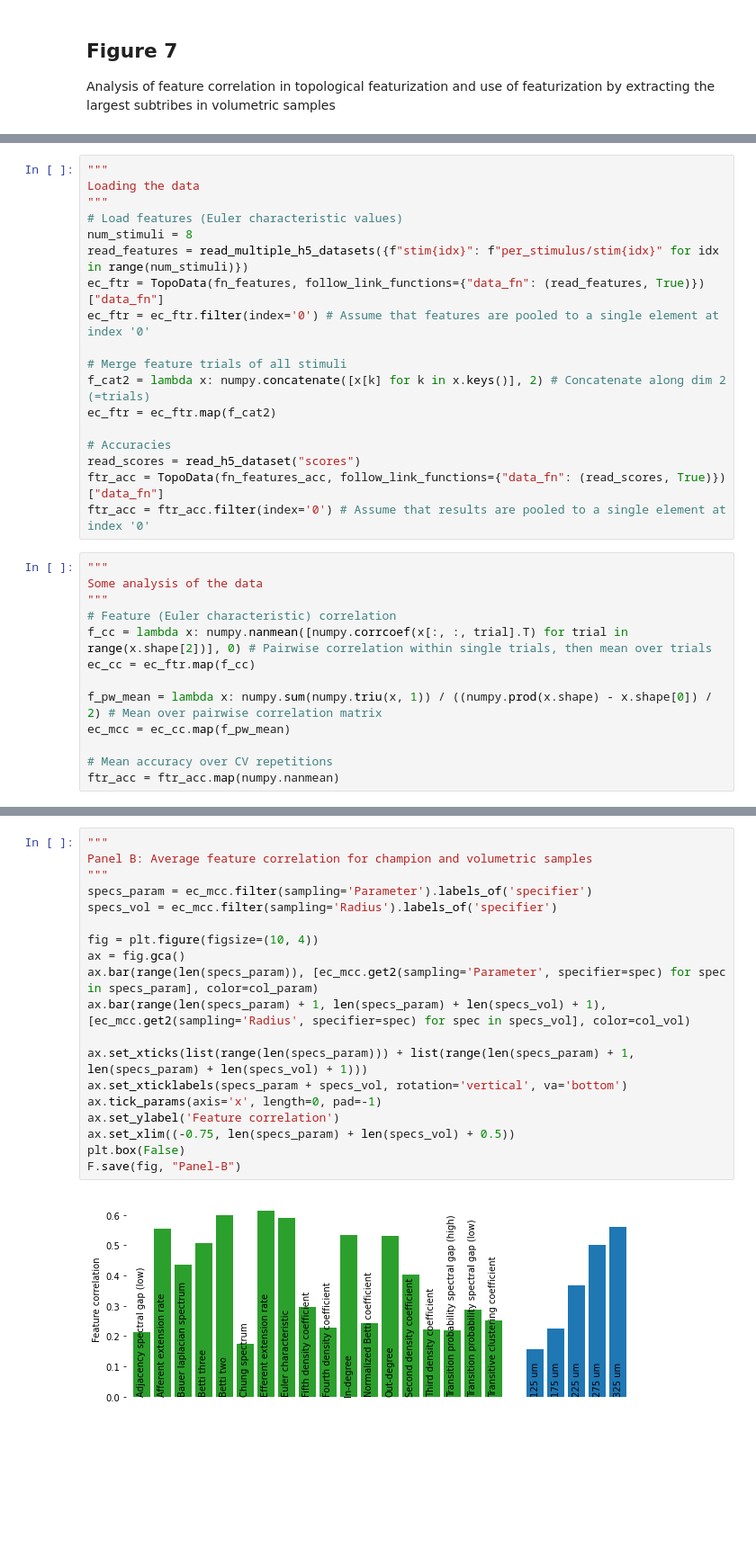
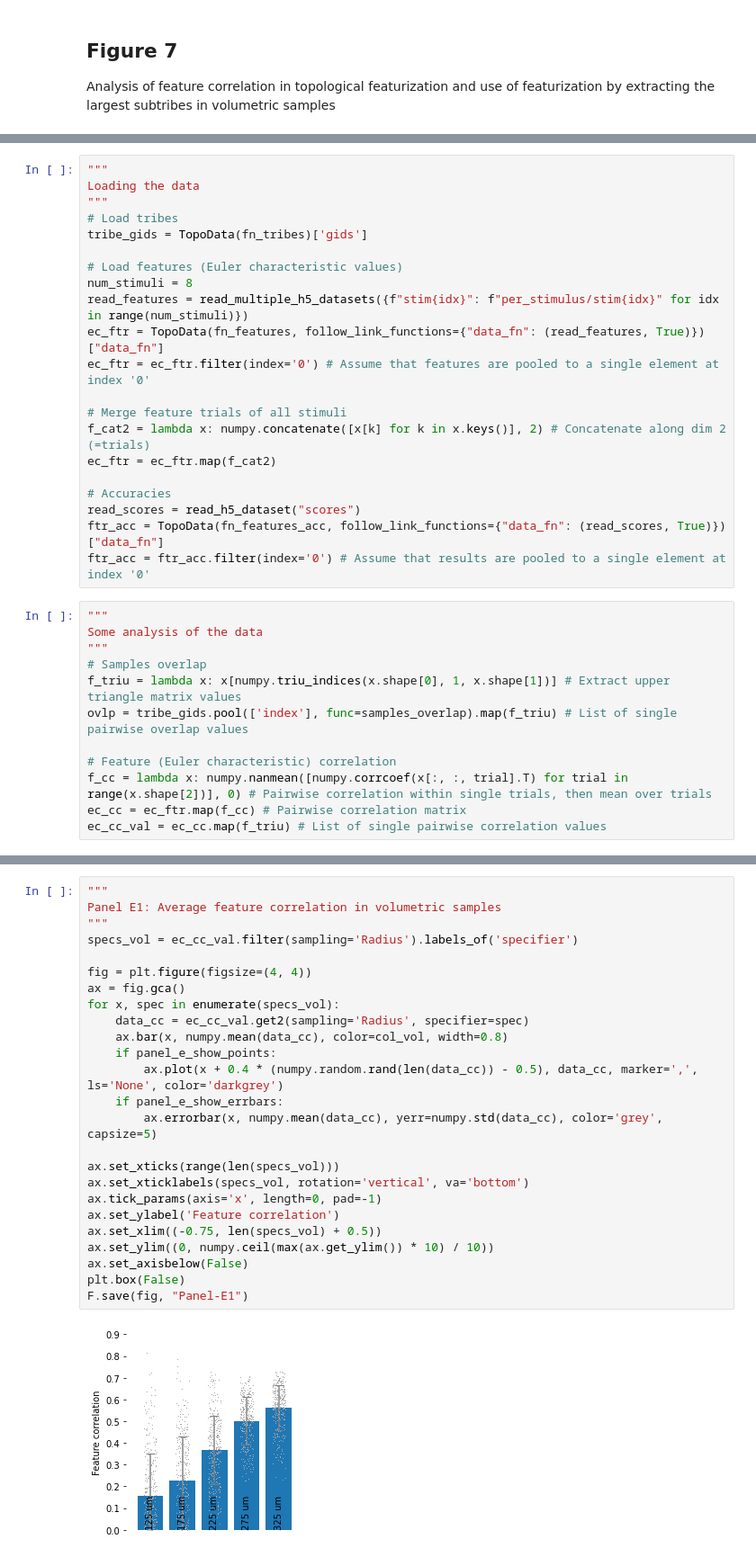
Before and after one commit to BlueBrain/topological_sampling, a Jupyter notebook: notebooks/Figure 7.ipynb, the cells around one changed output, grey strips where cells are left out. Shown at 90% size. Cells and saved outputs as stored; diff of their text form; blank space fills up the shorter version.

Commit message:
Improved and restructured Figure 7

```diff
--- a/notebooks/Figure 7.ipynb
+++ b/notebooks/Figure 7.ipynb
@@ -41,6 +65,9 @@ F = fhlpr("Figure 7")
 """
 Loading the data
 """
+# Load tribes
+tribe_gids = TopoData(fn_tribes)['gids']
+
 # Load features (Euler characteristic values)
 num_stimuli = 8
 read_features = read_multiple_h5_datasets({f"stim{idx}": f"per_stimulus/stim{idx}" for idx in range(num_stimuli)})
@@ -59,12 +86,11 @@ ftr_acc = ftr_acc.filter(index='0') # Assume that results are pooled to a single
 """
 Some analysis of the data
 """
+# Samples overlap
+f_triu = lambda x: x[numpy.triu_indices(x.shape[0], 1, x.shape[1])] # Extract upper triangle matrix values
+ovlp = tribe_gids.pool(['index'], func=samples_overlap).map(f_triu) # List of single pairwise overlap values
+
 # Feature (Euler characteristic) correlation
 f_cc = lambda x: numpy.nanmean([numpy.corrcoef(x[:, :, trial].T) for trial in range(x.shape[2])], 0) # Pairwise correlation within single trials, then mean over trials
-ec_cc = ec_ftr.map(f_cc)
-
-f_pw_mean = lambda x: numpy.sum(numpy.triu(x, 1)) / ((numpy.prod(x.shape) - x.shape[0]) / 2) # Mean over pairwise correlation matrix
-ec_mcc = ec_cc.map(f_pw_mean)
-
-# Mean accuracy over CV repetitions
-ftr_acc = ftr_acc.map(numpy.nanmean)
+ec_cc = ec_ftr.map(f_cc) # Pairwise correlation matrix
+ec_cc_val = ec_cc.map(f_triu) # List of single pairwise correlation values
@@ -113,21 +208,27 @@ F.save(fig, "Panel-A2")
 # %%
 """
-Panel B: Average feature correlation for champion and volumetric samples
+Panel E1: Average feature correlation in volumetric samples
 """
-specs_param = ec_mcc.filter(sampling='Parameter').labels_of('specifier')
-specs_vol = ec_mcc.filter(sampling='Radius').labels_of('specifier')
+specs_vol = ec_cc_val.filter(sampling='Radius').labels_of('specifier')
 
-fig = plt.figure(figsize=(10, 4))
+fig = plt.figure(figsize=(4, 4))
 ax = fig.gca()
-ax.bar(range(len(specs_param)), [ec_mcc.get2(sampling='Parameter', specifier=spec) for spec in specs_param], color=col_param)
-ax.bar(range(len(specs_param) + 1, len(specs_param) + len(specs_vol) + 1), [ec_mcc.get2(sampling='Radius', specifier=spec) for spec in specs_vol], color=col_vol)
+for x, spec in enumerate(specs_vol):
+    data_cc = ec_cc_val.get2(sampling='Radius', specifier=spec)
+    ax.bar(x, numpy.mean(data_cc), color=col_vol, width=0.8)
+    if panel_e_show_points:
+        ax.plot(x + 0.4 * (numpy.random.rand(len(data_cc)) - 0.5), data_cc, marker=',', ls='None', color='darkgrey')
+    if panel_e_show_errbars:
+        ax.errorbar(x, numpy.mean(data_cc), yerr=numpy.std(data_cc), color='grey', capsize=5)
 
-ax.set_xticks(list(range(len(specs_param))) + list(range(len(specs_param) + 1, len(specs_param) + len(specs_vol) + 1)))
-ax.set_xticklabels(specs_param + specs_vol, rotation='vertical', va='bottom')
+ax.set_xticks(range(len(specs_vol)))
+ax.set_xticklabels(specs_vol, rotation='vertical', va='bottom')
 ax.tick_params(axis='x', length=0, pad=-1)
 ax.set_ylabel('Feature correlation')
-ax.set_xlim((-0.75, len(specs_param) + len(specs_vol) + 0.5))
+ax.set_xlim((-0.75, len(specs_vol) + 0.5))
+ax.set_ylim((0, numpy.ceil(max(ax.get_ylim()) * 10) / 10))
+ax.set_axisbelow(False)
 plt.box(False)
-F.save(fig, "Panel-B")
+F.save(fig, "Panel-E1")
 # %% [output]
-[figure, old version]
+[figure, new version]
```
Also changed, not shown: parts of 8 cells of this notebook, 1 other file.
